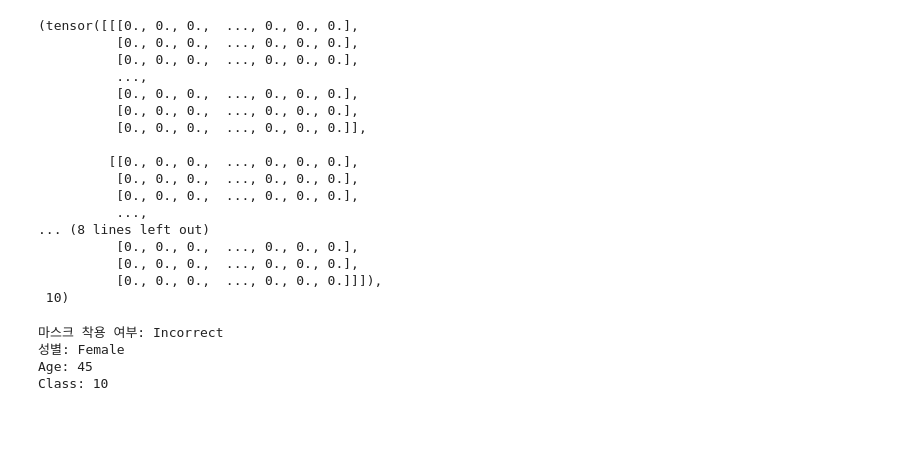
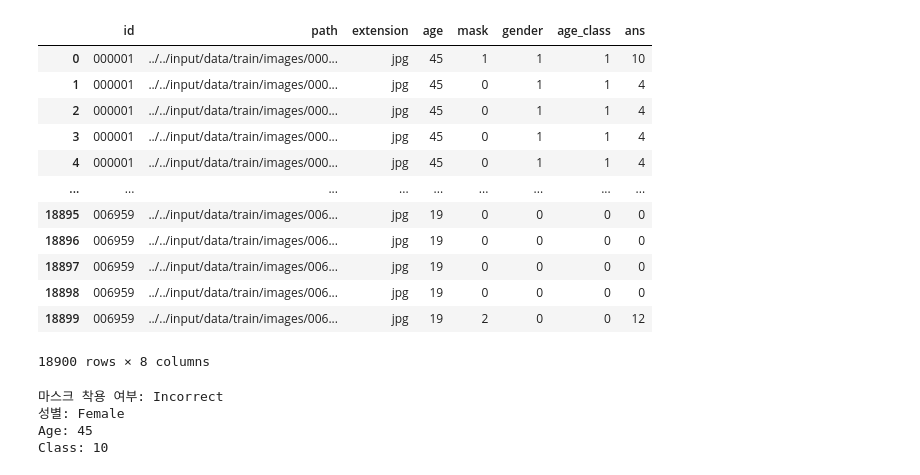
Before and after one commit to boostcampaitech3/level1-image-classification-level1-recsys-08, a Jupyter notebook: code/dataset.ipynb, the cells around one changed output. Drawn from its saved outputs; the diff is of its cells as text; code cells hidden in the pictures; blank space fills up the shorter version.

```diff
--- a/code/dataset.ipynb
+++ b/code/dataset.ipynb
@@ -25,12 +26,13 @@ class MaskDataset(Dataset):
             self.transforms = transforms
             self.val_ratio = val_ratio
 
-            id = []
-            self.gender = []
-            self.age = []
-            path = []
+            self.id = []
+            self.gender_labels = []
+            self.age_labels = []
+            self.path = []
             self.mask_labels = []
-            self.extension_labels = []
+            self.extension = []
+
 
             # 정답 레이블(ans) 생성용 / decode용 dict
             self.class_dict = dict()
@@ -56,15 +58,15 @@ class MaskDataset(Dataset):
                         for k, x in enumerate(['mask','incorrect','normal']):
                             if name.startswith(x):
                                 self.mask_labels.append(k)
-                        self.extension.append(ext)
-                        path.append(os.path.join(self.image_dir, path1 + '/' + path2))
-                        id.append(id_)
+                        self.path.append(os.path.join(self.image_dir, path1 + '/' + path2))
+                        self.id.append(id_)
                         self.gender_labels.append(gender_)
                         self.age_labels.append(age_)
+                        self.extension.append(ext)
 
-                self.df_train_adj = pd.DataFrame(data = zip(id,path,extension,age,mask,gender), columns = ['id','path','extension','age','mask','gender'])
+                self.df_train_adj = pd.DataFrame(data = zip(self.id,self.path,self.extension,self.age_labels,self.mask_labels,self.gender_labels), columns = ['id','path','extension','age','mask','gender'])
                 # (30세 미만, 30세 이상 60세 미만, 60세 이상) = (0,1,2)
-                self.df_train_adj['age_class'] = pd.cut(self.df_train_adj['age'], bins = [0,30,60,1000], right=False, labels = [0,1,2])
+                self.df_train_adj['age_class'] = pd.cut(self.df_train_adj['age'], bins = [0,30,58,1000], right=False, labels = [0,1,2])
                 # 정답 레이블 컬럼 추가
                 self.df_train_adj['ans'] = [self.class_dict[tuple(self.df_train_adj[['mask','gender','age_class']].iloc[i])] for i in range(len(self.df_train_adj))]
                 self.df_train_adj.to_csv(self.data_dir + '/' + 'train_adj.csv', index = False)
@@ -136,27 +138,23 @@ class MaskDataset(Dataset):
 # %%
 train_transform = transforms.Compose([transforms.ToTensor(),transforms.RandomRotation(degrees = 15),transforms.RandomVerticalFlip(p=0.5)])
 # %%
-a = MaskDataset(data_dir=data_dir,transforms=train_transform, adj_csv = True)
+a = MaskDataset(data_dir=data_dir,transforms=train_transform, adj_csv = False)
 # %%
-a[0]
+a.df_train_adj
 # %% [output]
+|  | id | path | extension | age | mask | gender | age_class | ans |
+| 0 | 000001 | ../../input/data/train/images/000... | jpg | 45 | 1 | 1 | 1 | 10 |
+| 1 | 000001 | ../../input/data/train/images/000... | jpg | 45 | 0 | 1 | 1 | 4 |
+| 2 | 000001 | ../../input/data/train/images/000... | jpg | 45 | 0 | 1 | 1 | 4 |
+| 3 | 000001 | ../../input/data/train/images/000... | jpg | 45 | 0 | 1 | 1 | 4 |
+| 4 | 000001 | ../../input/data/train/images/000... | jpg | 45 | 0 | 1 | 1 | 4 |
+| ... | ... | ... | ... | ... | ... | ... | ... | ... |
+| 18895 | 006959 | ../../input/data/train/images/006... | jpg | 19 | 0 | 0 | 0 | 0 |
+| 18896 | 006959 | ../../input/data/train/images/006... | jpg | 19 | 0 | 0 | 0 | 0 |
+| 18897 | 006959 | ../../input/data/train/images/006... | jpg | 19 | 0 | 0 | 0 | 0 |
+| 18898 | 006959 | ../../input/data/train/images/006... | jpg | 19 | 0 | 0 | 0 | 0 |
+| 18899 | 006959 | ../../input/data/train/images/006... | jpg | 19 | 2 | 0 | 0 | 12 |
-(tensor([[[0., 0., 0.,  ..., 0., 0., 0.],
-          [0., 0., 0.,  ..., 0., 0., 0.],
-          [0., 0., 0.,  ..., 0., 0., 0.],
-          ...,
-          [0., 0., 0.,  ..., 0., 0., 0.],
-          [0., 0., 0.,  ..., 0., 0., 0.],
-          [0., 0., 0.,  ..., 0., 0., 0.]],
-
-         [[0., 0., 0.,  ..., 0., 0., 0.],
-          [0., 0., 0.,  ..., 0., 0., 0.],
-          [0., 0., 0.,  ..., 0., 0., 0.],
-          ...,
-... (8 lines left out)
-          [0., 0., 0.,  ..., 0., 0., 0.],
-          [0., 0., 0.,  ..., 0., 0., 0.],
-          [0., 0., 0.,  ..., 0., 0., 0.]]]),
- 10)
+18900 rows × 8 columns
 # %%
 a.read_image(0)
 # %% [output]
```
Also changed, not shown: parts of 3 cells of this notebook, 6 other files.
